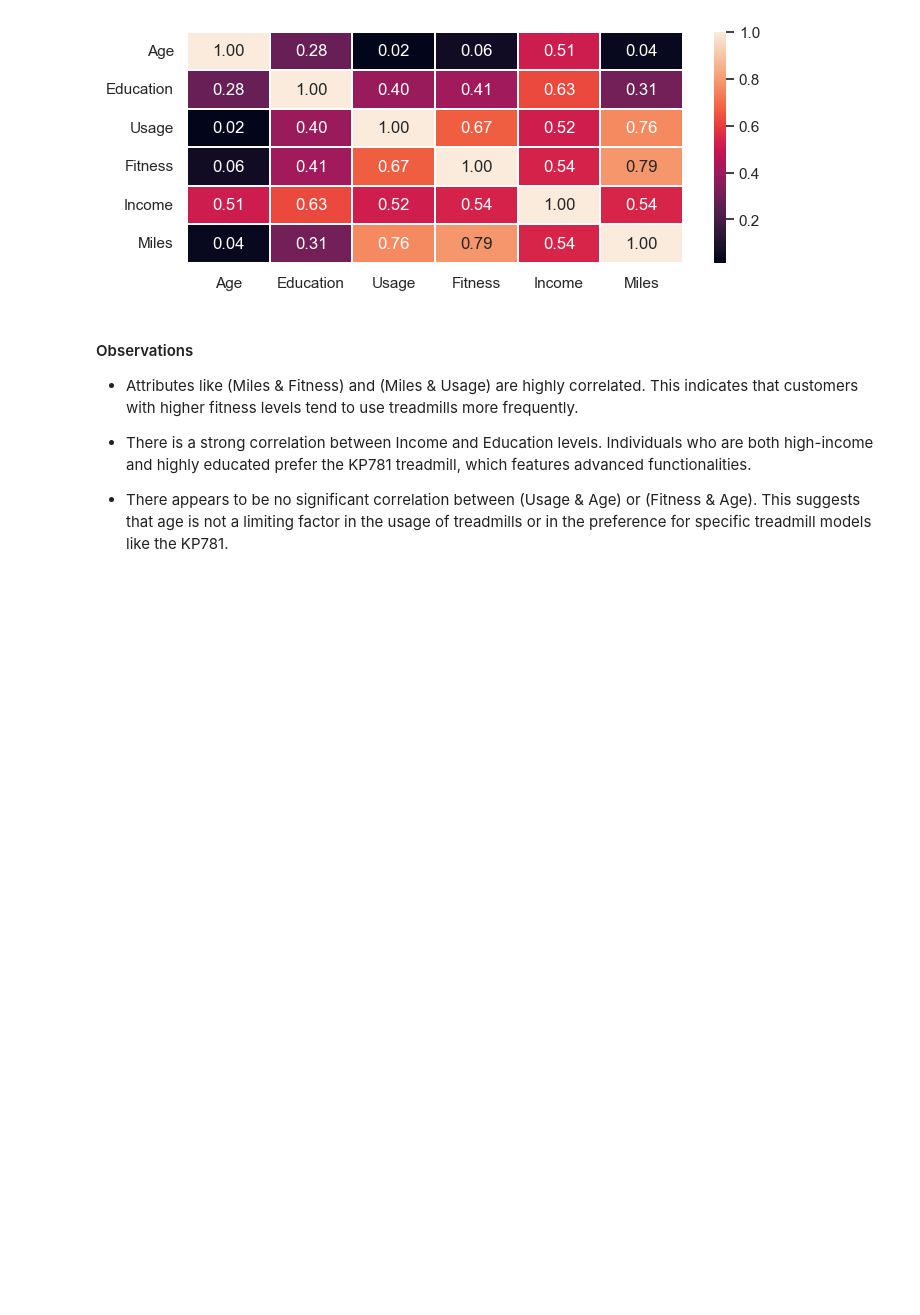
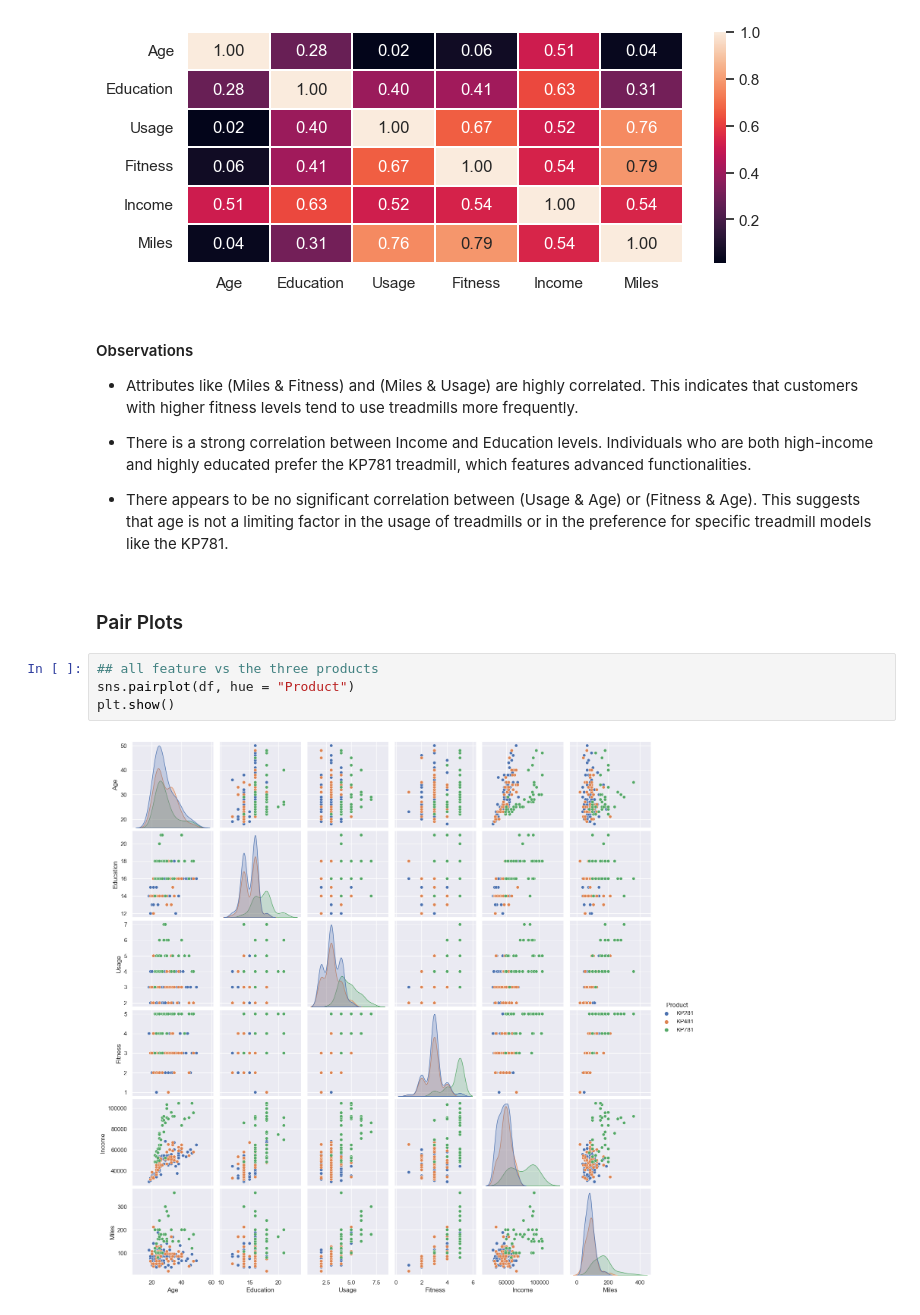
Before and after one commit to Senayitalazarb/Treadmill-buyer-profile-analysis, a Jupyter notebook: CustomerBehaviourAnalysis.ipynb, the cells around one changed output. Cells and saved outputs as stored; diff of their text form; blank space fills up the shorter version.

Commit message:
pair plot and marginal probability

```diff
--- a/CustomerBehaviourAnalysis.ipynb
+++ b/CustomerBehaviourAnalysis.ipynb
@@ -372,3 +373,11 @@ plt.show()
 - There is a strong correlation between Income and Education levels. Individuals who are both high-income and highly educated prefer the KP781 treadmill, which features advanced functionalities.
 
 - There appears to be no significant correlation between (Usage & Age) or (Fitness & Age). This suggests that age is not a limiting factor in the usage of treadmills or in the preference for specific treadmill models like the KP781.
+# %% [markdown]
+### Pair Plots
+# %%
+## all feature vs the three products
+sns.pairplot(df, hue = "Product")
+plt.show()
+# %% [output]
+[figure, added]
```
Also changed, not shown: parts of 4 cells of this notebook.
